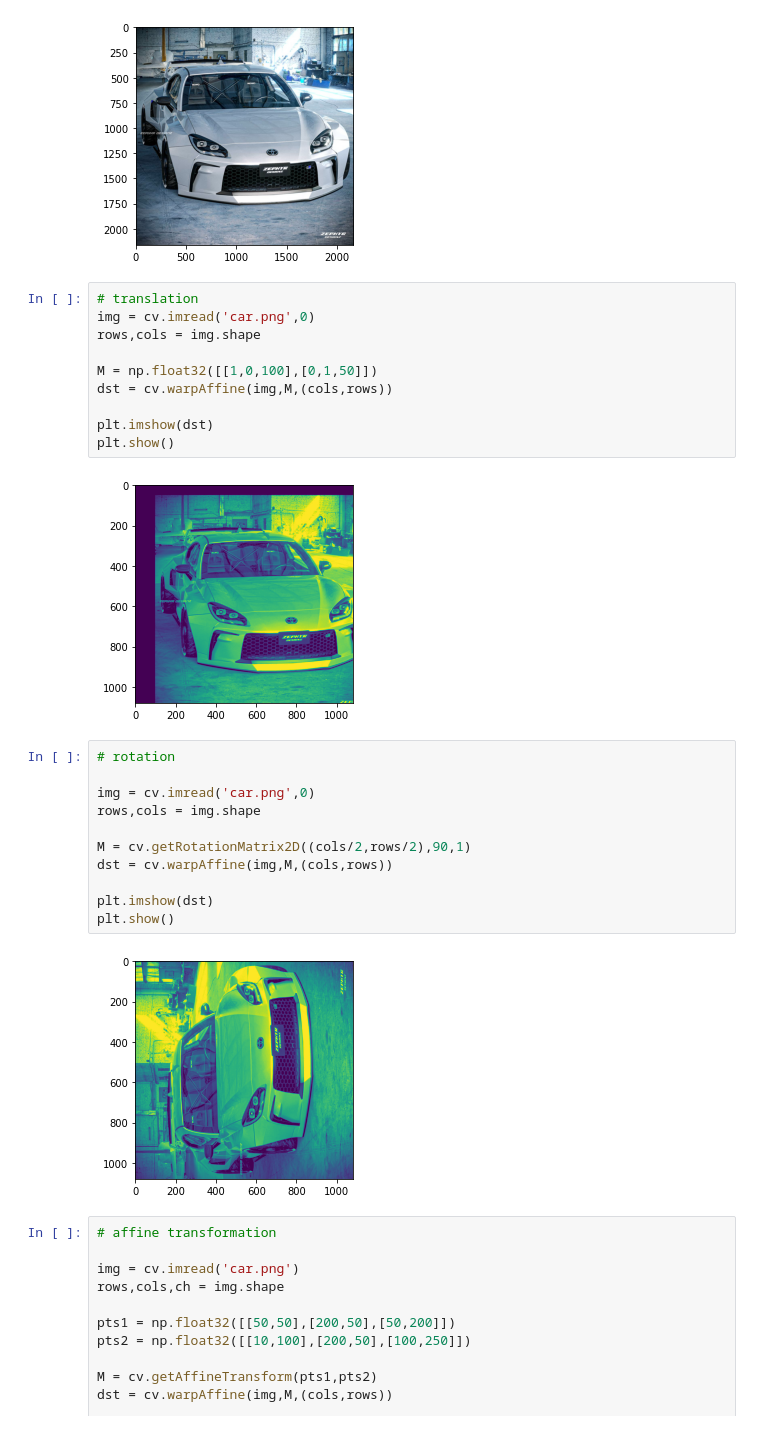
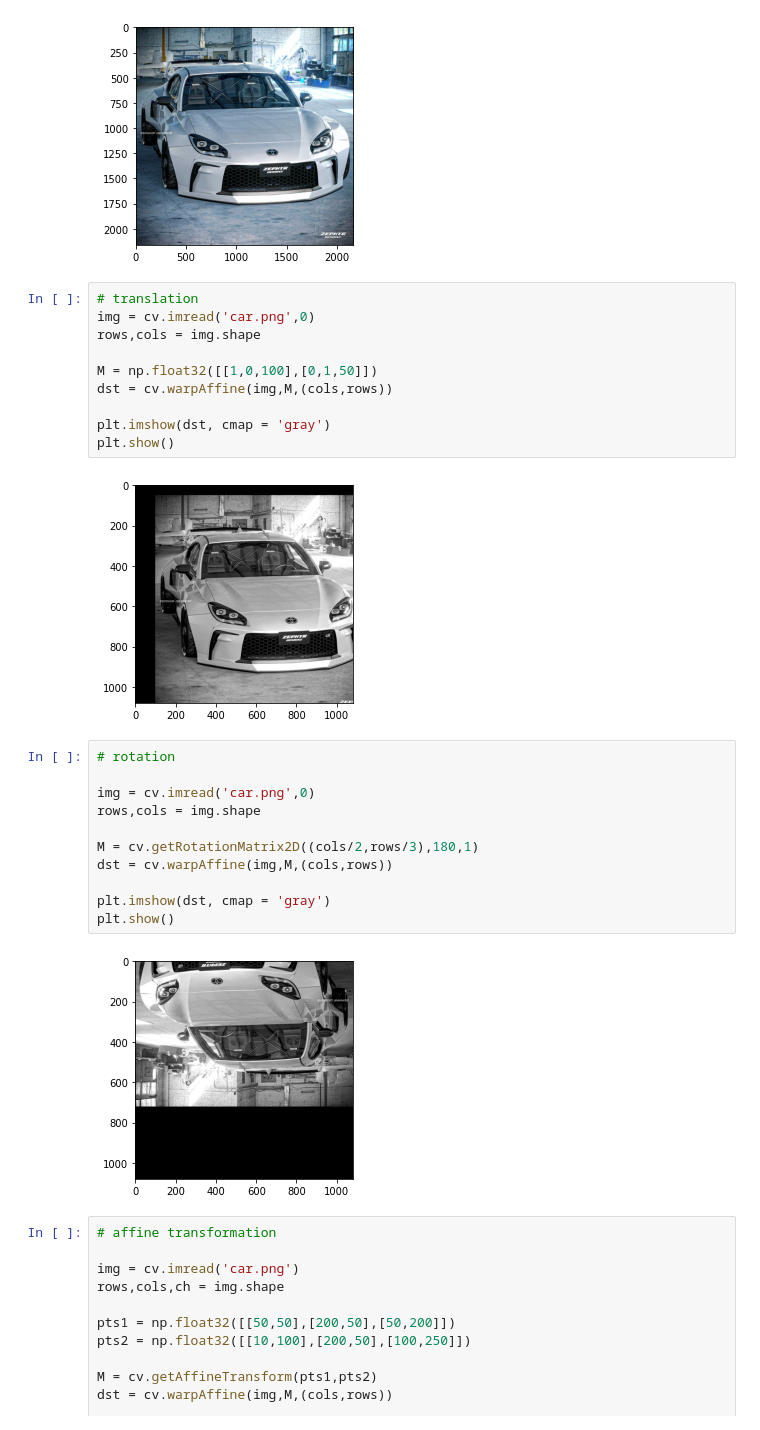
Before and after one commit to greatmaxix/computerVisionClass, a Jupyter notebook: lesson1/hw1.ipynb, the cells around one changed output. Drawn from its saved outputs; the diff is of its cells as text.

Commit message:
lesson 2 image proc

```diff
--- a/lesson1/hw1.ipynb
+++ b/lesson1/hw1.ipynb
@@ -97,23 +101,23 @@ rows,cols = img.shape
 M = np.float32([[1,0,100],[0,1,50]])
 dst = cv.warpAffine(img,M,(cols,rows))
 
-plt.imshow(dst)
+plt.imshow(dst, cmap = 'gray')
 plt.show()
 # %% [output]
-[figure, old version]
+[figure, new version]
 # %%
 # rotation
 
 img = cv.imread('car.png',0)
 rows,cols = img.shape
 
-M = cv.getRotationMatrix2D((cols/2,rows/2),90,1)
+M = cv.getRotationMatrix2D((cols/2,rows/3),180,1)
 dst = cv.warpAffine(img,M,(cols,rows))
 
-plt.imshow(dst)
+plt.imshow(dst, cmap = 'gray')
 plt.show()
 # %% [output]
-[figure, old version]
+[figure, new version]
 # %%
 # affine transformation
 
```
Also changed, not shown: parts of 2 cells of this notebook, 3 other files.
